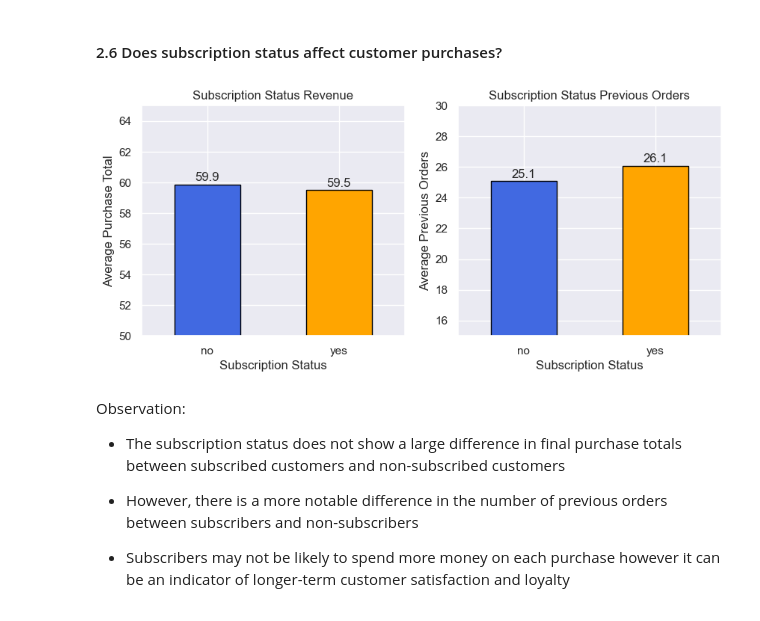
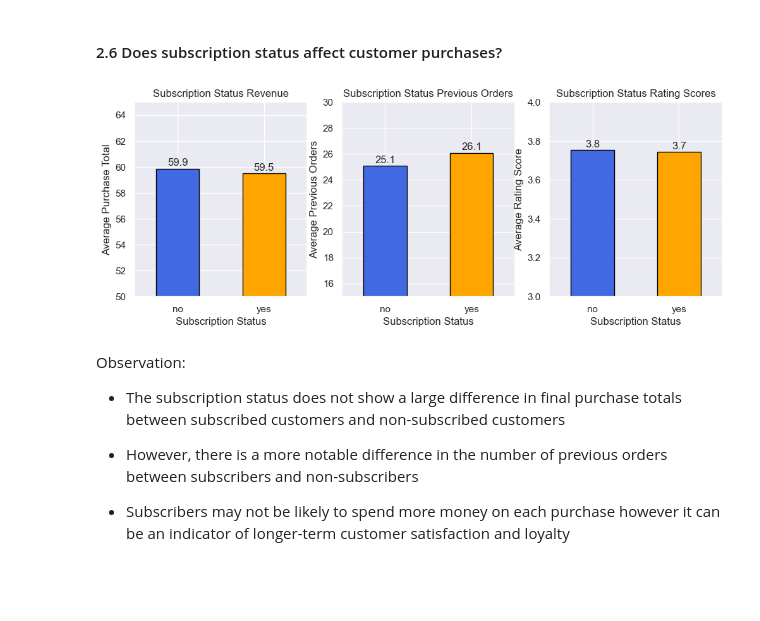
Before and after one commit to jasondo-da/shopping_behavior_analysis, a Jupyter notebook: shopping_behavior_analysis.ipynb, the cells around one changed output. Cells and saved outputs as stored; diff of their text form; code cells hidden in the pictures; blank space fills up the shorter version.

```diff
--- a/shopping_behavior_analysis.ipynb
+++ b/shopping_behavior_analysis.ipynb
@@ -960,13 +990,14 @@ Observation:
 #### 2.6 Does subscription status affect customer purchases?
 # %%
 # Setting figure size
-plt.figure(figsize=(10, 4))
+fig, (axis1, axis2, axis3) = plt.subplots(1, 3, figsize=(12, 4))
 
 # Plotting average cart totals by subscription status
-plt.subplot(1, 2, 1)
+plt.subplot(1, 3, 1)
 sub_rev = df.groupby('sub_status')['usd_purchase_total'].mean().plot(kind='bar',
                                                                      color=['royalblue', 'orange'],
-                                                                     edgecolor='black')
+                                                                     edgecolor='black',
+                                                                     ax=axis1)
 # Creating loop to display numeric value on graph
 for r in sub_rev.patches:
     y_value = r.get_height()
@@ -980,36 +1011,61 @@ for r in sub_rev.patches:
                      ha='center',
                      va='bottom')
 plt.title('Subscription Status Revenue')
 plt.xlabel('Subscription Status')
 plt.ylabel('Average Purchase Total')
 plt.ylim(50, 65)
 plt.xticks(rotation=0)
 
 # Plotting average previous orders by subscription status
-plt.subplot(1, 2, 2)
+plt.subplot(1, 3, 2)
 sub_orders = df.groupby('sub_status')['previous_orders'].mean().plot(kind='bar',
                                                                      color=['royalblue', 'orange'],
-                                                                     edgecolor='black')
+                                                                     edgecolor='black',
+                                                                     ax=axis2)
 # Creating loop to display numeric value on graph
 for r in sub_orders.patches:
     y_value = r.get_height()
     x_value = r.get_x() + r.get_width() / 2
     space = 1
     label = '{:.1f}'.format(y_value)
     sub_orders.annotate(label,
                         (x_value, y_value),
                         xytext=(0, space),
                         textcoords='offset points',
                         ha='center',
                         va='bottom')
 plt.title('Subscription Status Previous Orders')
 plt.xlabel('Subscription Status')
 plt.xticks(rotation=0)
 plt.ylabel('Average Previous Orders')
 plt.ylim(15, 30)
+
+#
+plt.subplot(1, 3, 3)
+sub_rating = df.groupby('sub_status')['customer_rating'].mean().plot(kind='bar',
+                                                                     color=['royalblue', 'orange'],
+                                                                     edgecolor='black',
+                                                                     ax=axis3)
+# Creating loop to display numeric value on graph
+for r in sub_rating.patches:
+    y_value = r.get_height()
+    x_value = r.get_x() + r.get_width() / 2
+    space = 1
+    label = '{:.1f}'.format(y_value)
+    sub_rating.annotate(label,
+                        (x_value, y_value),
+                        xytext=(0, space),
+                        textcoords='offset points',
+                        ha='center',
+                        va='bottom')
+plt.title('Subscription Status Rating Scores')
+plt.xlabel('Subscription Status')
+plt.xticks(rotation=0)
+plt.ylabel('Average Rating Score')
+plt.ylim(3, 4)
 plt.show()
 # %% [output]
-[figure, old version]
+[figure, new version]
 # %% [markdown]
 Observation:
 
```
Also changed, not shown: parts of 9 cells of this notebook.
